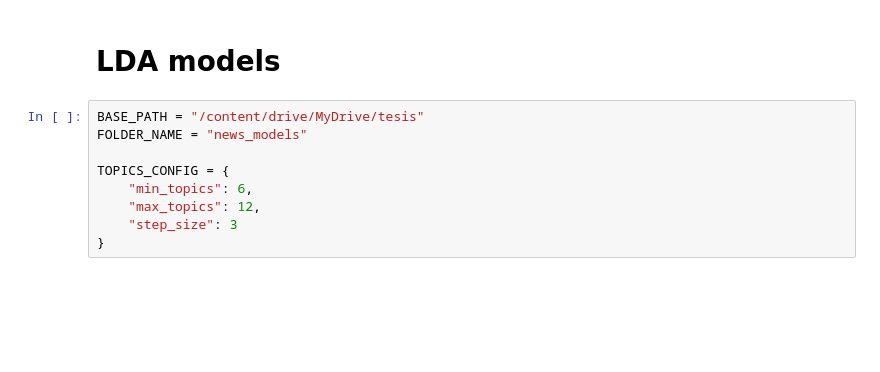
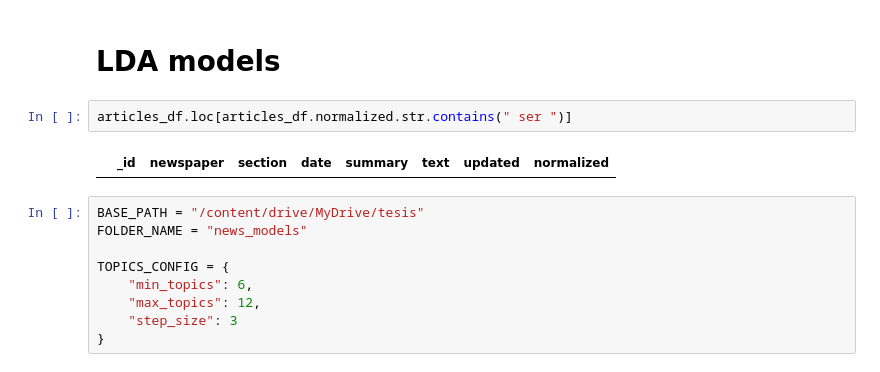
Before and after one commit to andreamarin/senate-publications-analysis, a Jupyter notebook: news_topic_classification.ipynb, the cells around one changed output. Drawn from its saved outputs; the diff is of its cells as text; blank space fills up the shorter version.

```diff
--- a/news_topic_classification.ipynb
+++ b/news_topic_classification.ipynb
@@ -459,6 +460,10 @@ See the caveats in the documentation: https://pandas.pydata.org/pandas-docs/stab
   data_df["processed_text"] = data_df.apply(
 # %% [markdown]
 # LDA models
+# %%
+articles_df.loc[articles_df.normalized.str.contains(" ser ")]
+# %% [output]
+|  | _id | newspaper | section | date | summary | text | updated | normalized |
 # %%
 BASE_PATH = "/content/drive/MyDrive/tesis"
 FOLDER_NAME = "news_models"
```
Also changed, not shown: parts of 8 cells of this notebook.
